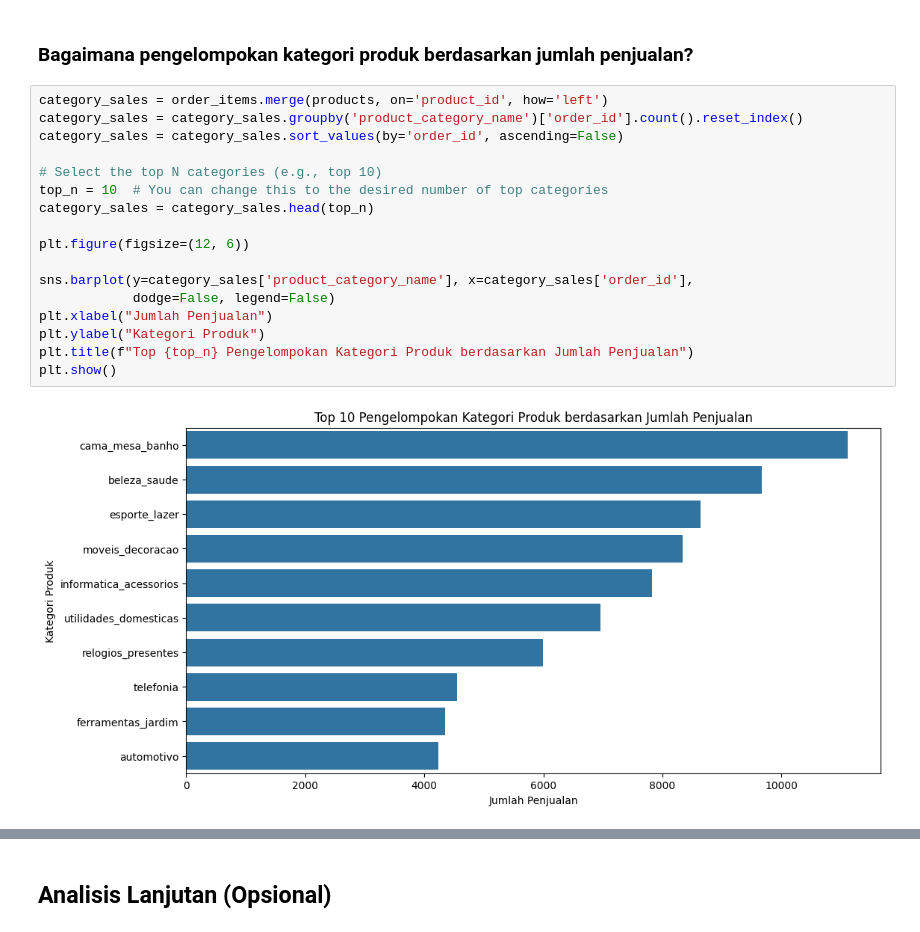
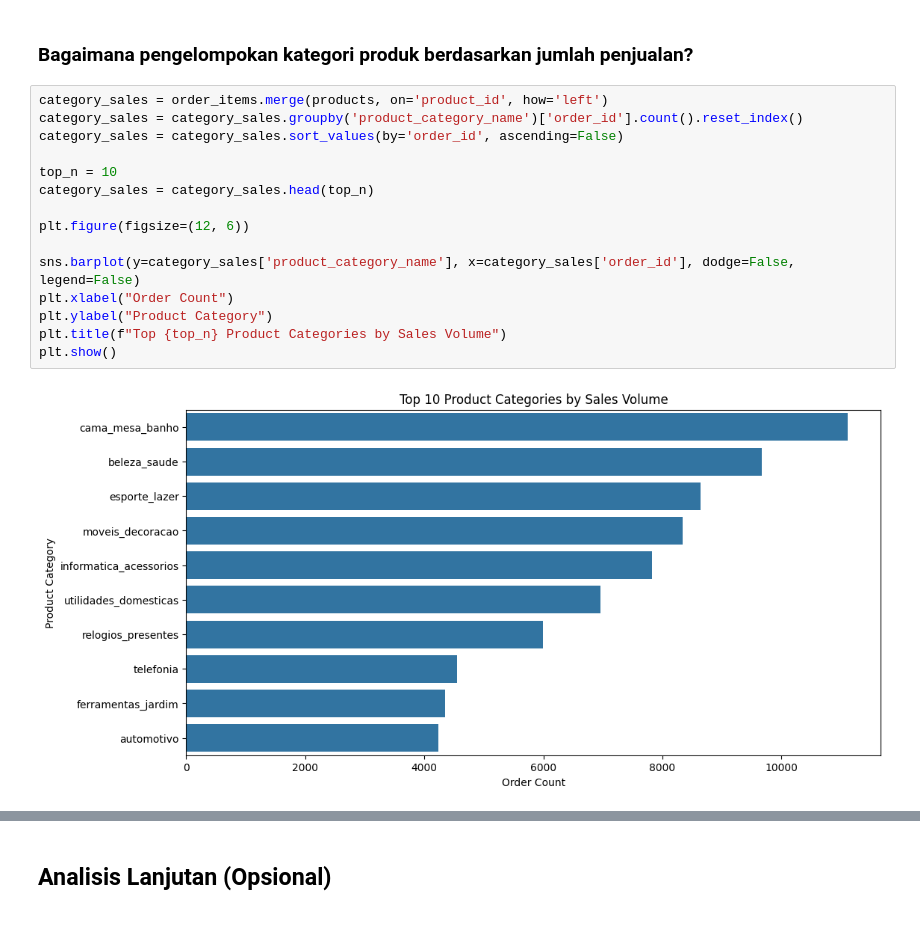
Before and after one commit to ahmadzkh/ecommerce_zaky, a Jupyter notebook: notebook_zaky.ipynb, the cells around one changed output, grey strips where cells are left out. Cells and saved outputs as stored; diff of their text form.

```diff
--- a/notebook_zaky.ipynb
+++ b/notebook_zaky.ipynb
@@ -1225,19 +988,17 @@ fig.show()
 # %%
 category_sales = order_items.merge(products, on='product_id', how='left')
 category_sales = category_sales.groupby('product_category_name')['order_id'].count().reset_index()
 category_sales = category_sales.sort_values(by='order_id', ascending=False)
 
-# Select the top N categories (e.g., top 10)
-top_n = 10  # You can change this to the desired number of top categories
+top_n = 10
 category_sales = category_sales.head(top_n)
 
 plt.figure(figsize=(12, 6))
 
-sns.barplot(y=category_sales['product_category_name'], x=category_sales['order_id'],
-            dodge=False, legend=False)
-plt.xlabel("Jumlah Penjualan")
-plt.ylabel("Kategori Produk")
-plt.title(f"Top {top_n} Pengelompokan Kategori Produk berdasarkan Jumlah Penjualan")
+sns.barplot(y=category_sales['product_category_name'], x=category_sales['order_id'], dodge=False, legend=False)
+plt.xlabel("Order Count")
+plt.ylabel("Product Category")
+plt.title(f"Top {top_n} Product Categories by Sales Volume")
 plt.show()
 # %% [output]
-[figure, old version]
+[figure, new version]
```
Also changed, not shown: parts of 42 cells of this notebook.
